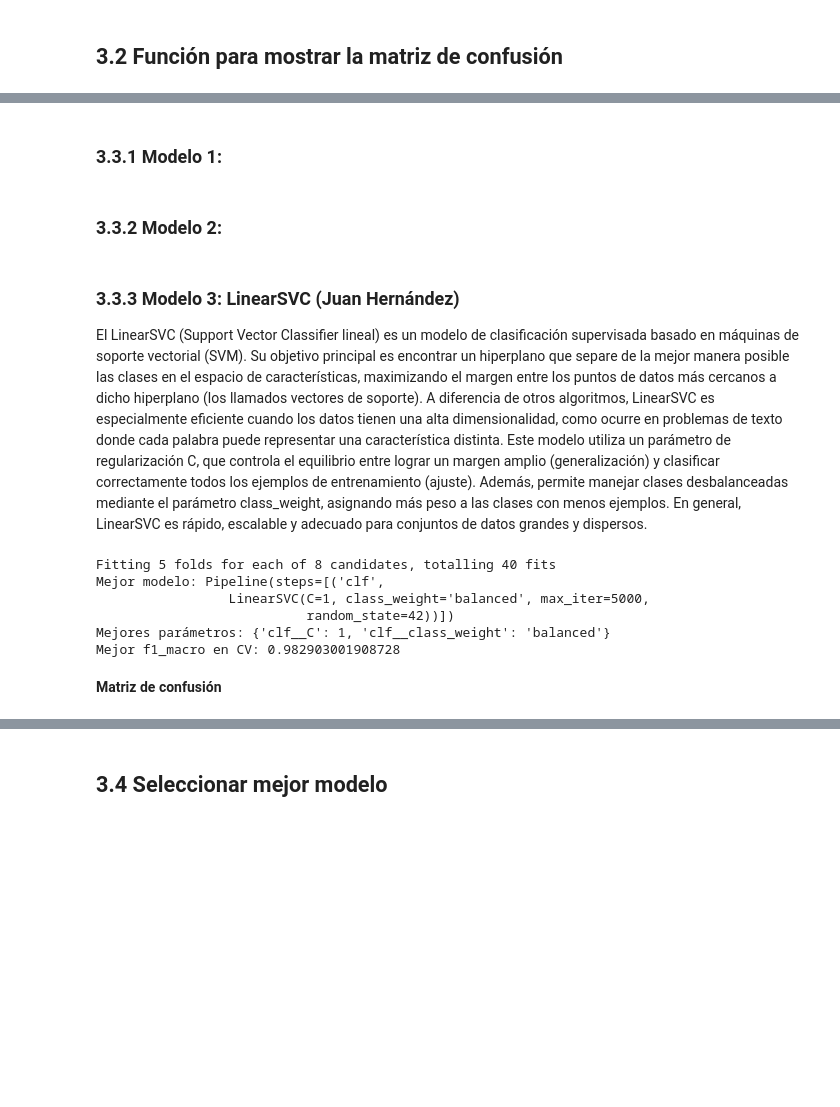
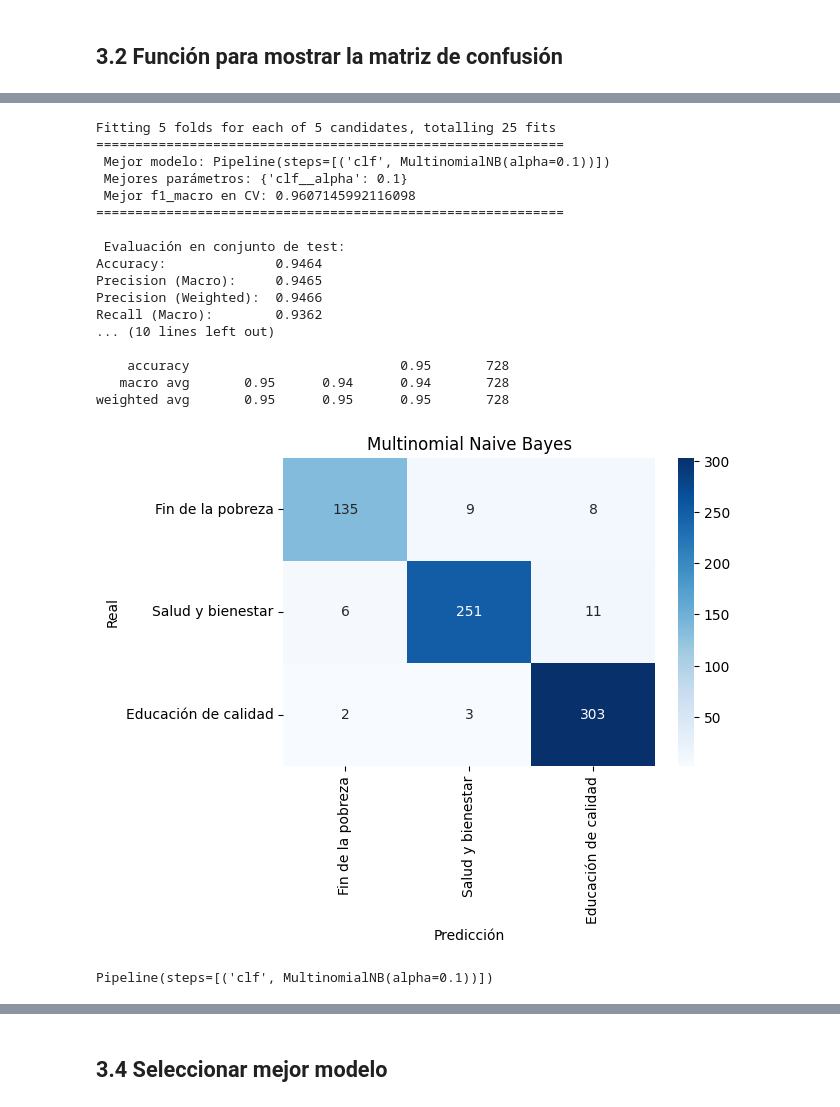
Before and after one commit to JFH000/proyecto1-bi, a Jupyter notebook: etapa1/entendimiento de datos.ipynb, the cells around one changed output, grey strips where cells are left out. Saved outputs shown, nothing was run; the diff lists cells and outputs as text; code cells hidden in the pictures; blank space fills up the shorter version.

```diff
--- a/etapa1/entendimiento de datos.ipynb
+++ b/etapa1/entendimiento de datos.ipynb
@@ -309,40 +362,26 @@ def plot_confusion_matrix(y_true, y_pred, clases, titulo="Matriz de Confusión")
-# %% [markdown]
-### 3.3.1 Modelo 1:
-# %% [markdown]
-### 3.3.2 Modelo 2:
-# %% [markdown]
-### 3.3.3 Modelo 3: LinearSVC (Juan Hernández)
-El LinearSVC (Support Vector Classifier lineal) es un modelo de clasificación supervisada basado en máquinas de soporte vectorial (SVM). Su objetivo principal es encontrar un hiperplano que separe de la mejor manera posible las clases en el espacio de características, maximizando el margen entre los puntos de datos más cercanos a dicho hiperplano (los llamados vectores de soporte). A diferencia de otros algoritmos, LinearSVC es especialmente eficiente cuando los datos tienen una alta dimensionalidad, como ocurre en problemas de texto donde cada palabra puede representar una característica distinta. Este modelo utiliza un parámetro de regularización C, que controla el equilibrio entre lograr un margen amplio (generalización) y clasificar correctamente todos los ejemplos de entrenamiento (ajuste). Además, permite manejar clases desbalanceadas mediante el parámetro class_weight, asignando más peso a las clases con menos ejemplos. En general, LinearSVC es rápido, escalable y adecuado para conjuntos de datos grandes y dispersos.
-# %%
-pipeline = Pipeline([
-    ('clf', LinearSVC(random_state=42, max_iter=5000))
-])
-
-param_grid = {
-    'clf__C': [0.01, 0.1, 1, 10],
-    'clf__class_weight': [None, 'balanced']
-}
-
-grid_search = GridSearchCV(
-    pipeline,
-    param_grid,
-    cv=5,
-    # scoring='u',
-    n_jobs=-1,
-    verbose=2
-)
-
-grid_search.fit(X_train_vec, y_train)
-
-print("Mejor modelo:", grid_search.best_estimator_)
-print("Mejores parámetros:", grid_search.best_params_)
-print("Mejor f1_macro en CV:", grid_search.best_score_)
-# %% [output]
-Fitting 5 folds for each of 8 candidates, totalling 40 fits
-Mejor modelo: Pipeline(steps=[('clf',
-                 LinearSVC(C=1, class_weight='balanced', max_iter=5000,
-                           random_state=42))])
-Mejores parámetros: {'clf__C': 1, 'clf__class_weight': 'balanced'}
-Mejor f1_macro en CV: 0.982903001908728
-# %% [markdown]
-**Matriz de confusión**
+# %%
+model = MultinomialNB()
+param_grid = {
+    "clf__alpha": [0.01, 0.1, 0.5, 1, 2]
+}
+run_model(model, param_grid, "Multinomial Naive Bayes")
+# %% [output]
+Fitting 5 folds for each of 5 candidates, totalling 25 fits
+============================================================
+ Mejor modelo: Pipeline(steps=[('clf', MultinomialNB(alpha=0.1))])
+ Mejores parámetros: {'clf__alpha': 0.1}
+ Mejor f1_macro en CV: 0.9607145992116098
+============================================================
+
+ Evaluación en conjunto de test:
+Accuracy:              0.9464
+Precision (Macro):     0.9465
+Precision (Weighted):  0.9466
+Recall (Macro):        0.9362
+... (10 lines left out)
+
+    accuracy                           0.95       728
+   macro avg       0.95      0.94      0.94       728
+weighted avg       0.95      0.95      0.95       728
+[figure, added]
+Pipeline(steps=[('clf', MultinomialNB(alpha=0.1))])
```
Also changed, not shown: parts of 18 cells of this notebook, 2 other files.
